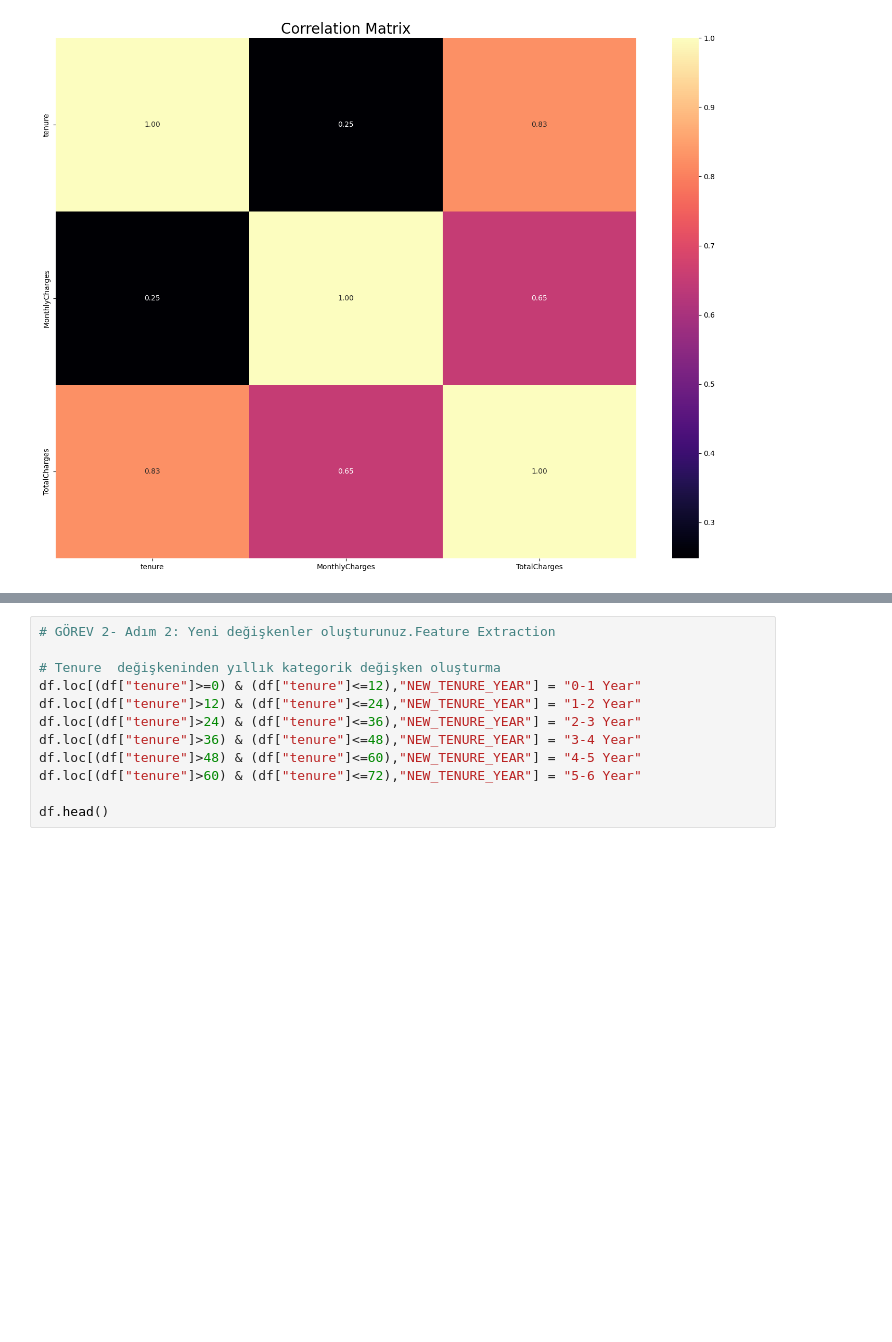
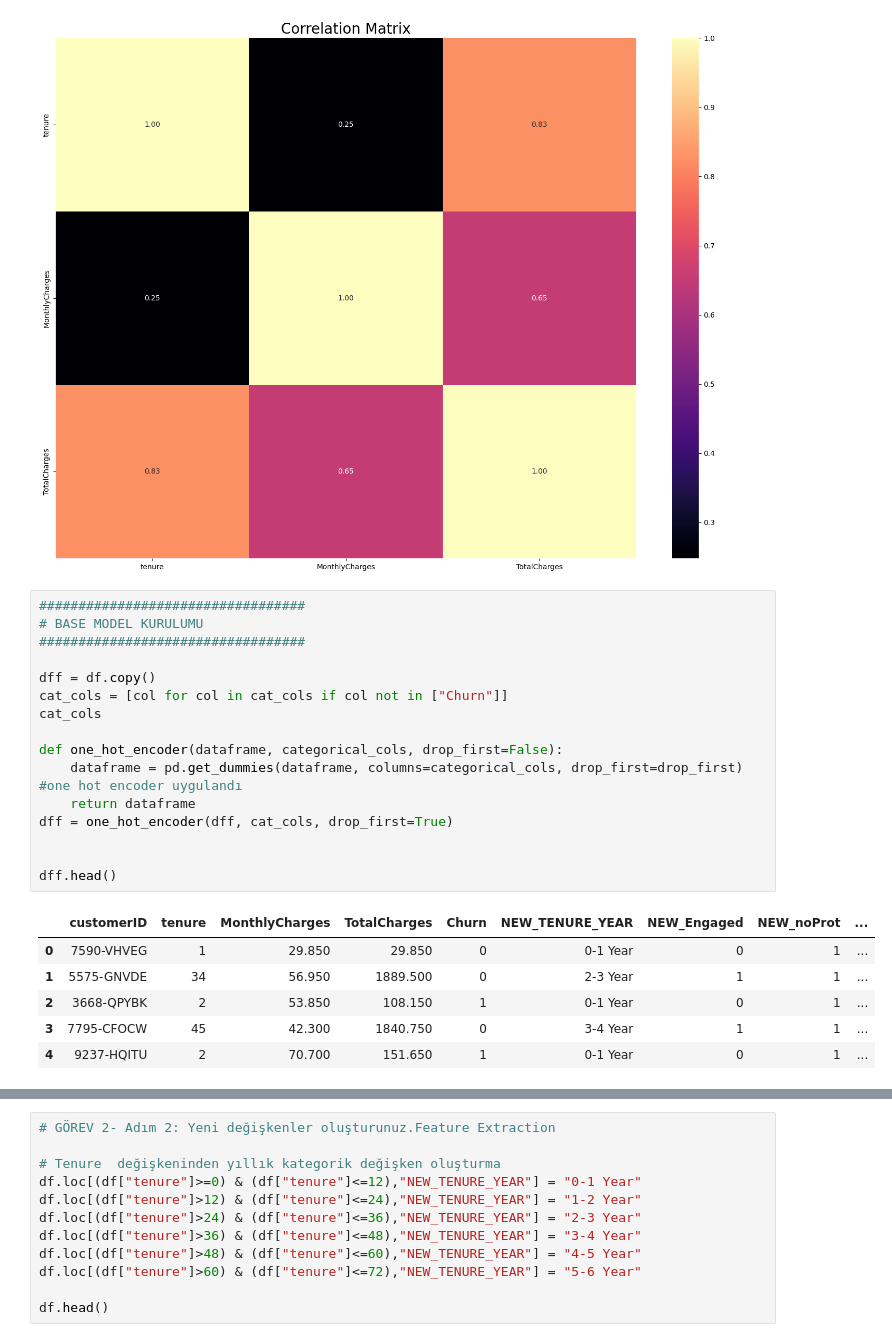
Before and after one commit to emsalozkan/5-Feature-Engineering, a Jupyter notebook: notebooks/cs_telco_churn_analysis.ipynb, the cells around one changed output, grey strips where cells are left out. Drawn from its saved outputs; the diff is of its cells as text; blank space fills up the shorter version.

```diff
--- a/notebooks/cs_telco_churn_analysis.ipynb
+++ b/notebooks/cs_telco_churn_analysis.ipynb
@@ -465,4 +425,27 @@ plt.show()
 # TotalChargers'in aylık ücretler ve tenure ile yüksek korelasyonlu olduğu görülmekte fakat %90 üstü bizim için aksiyon alınması gereken oran.
 # %% [output]
 [figure]
+# %%
+##################################
+# BASE MODEL KURULUMU
+##################################
+
+dff = df.copy()
+cat_cols = [col for col in cat_cols if col not in ["Churn"]]
+cat_cols
+
+def one_hot_encoder(dataframe, categorical_cols, drop_first=False):
+    dataframe = pd.get_dummies(dataframe, columns=categorical_cols, drop_first=drop_first)  #one hot encoder uygulandı
+    return dataframe
+dff = one_hot_encoder(dff, cat_cols, drop_first=True)
+
+
+dff.head()
+# %% [output]
+|  | customerID | tenure | MonthlyCharges | TotalCharges | Churn | NEW_TENURE_YEAR | NEW_Engaged | NEW_noProt | ... |
+| 0 | 7590-VHVEG | 1 | 29.850 | 29.850 | 0 | 0-1 Year | 0 | 1 | ... |
+| 1 | 5575-GNVDE | 34 | 56.950 | 1889.500 | 0 | 2-3 Year | 1 | 1 | ... |
+| 2 | 3668-QPYBK | 2 | 53.850 | 108.150 | 1 | 0-1 Year | 0 | 1 | ... |
+| 3 | 7795-CFOCW | 45 | 42.300 | 1840.750 | 0 | 3-4 Year | 1 | 1 | ... |
+| 4 | 9237-HQITU | 2 | 70.700 | 151.650 | 1 | 0-1 Year | 0 | 1 | ... |
 # %%
```
Also changed, not shown: parts of 17 cells of this notebook, 5 other files.
